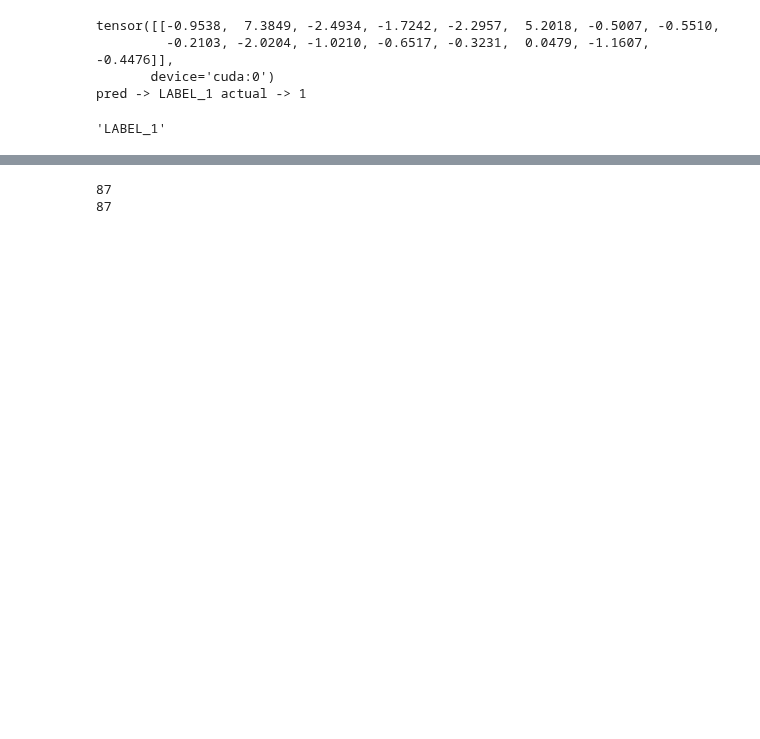
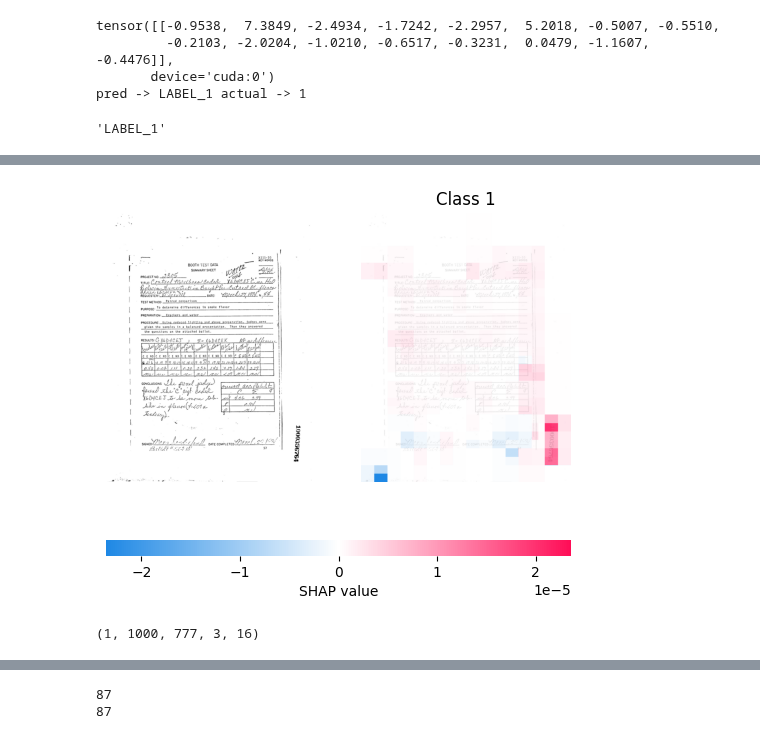
Before and after one commit to adamserag1/Interpretability-for-VRDU-models, a Jupyter notebook: Interpretability Exp/SHAP.ipynb, the cells around one changed output, grey strips where cells are left out. Saved outputs shown, nothing was run; the diff lists cells and outputs as text; code cells hidden in the pictures; blank space fills up the shorter version.

```diff
--- a/Interpretability Exp/SHAP.ipynb
+++ b/Interpretability Exp/SHAP.ipynb
@@ -94,6 +96,7 @@ print(sample.keys())
 print(sample['label'])
 print(words)
 sample['image']
+TARGET = sample['label']
 # FORM
 # %% [output]
 dict_keys(['image', 'width', 'height', 'category', 'ocr_words', 'word_boxes', 'ocr_paragraphs', 'paragraph_boxes', 'label'])
@@ -120,0 +442,6 @@ pred -> LABEL_1 actual -> 1
+# %%
+
+
+masker = shap.maskers.Image("inpaint_telea", shape=(image.height, image.width, 3))
+# %%
+explainer = shap.Explainer(predict_fn, masker=masker, outputs=[TARGET], algorithm="partition")
@@ -120,0 +456,16 @@ pred -> LABEL_1 actual -> 1
+# %%
+vision_vals = explainer(np.array([np.array(image)]), max_evals=2000) # TODO: Add batch size arg
+# %%
+exp = vision_vals[0]
+
+# Extract SHAP values for class 1
+class_values = exp.values[:, :, :, 1]   # shape (H, W, 3)
+
+# Display it as an overlay on the original image
+shap.image_plot(np.array([class_values]), np.array([exp.data]), labels=["Class 1"], show=True)
+# %% [output]
+[figure, added]
+# %%
+print(vals.shape)
+# %% [output]
+(1, 1000, 777, 3, 16)
```
Also changed, not shown: parts of 38 cells of this notebook.
